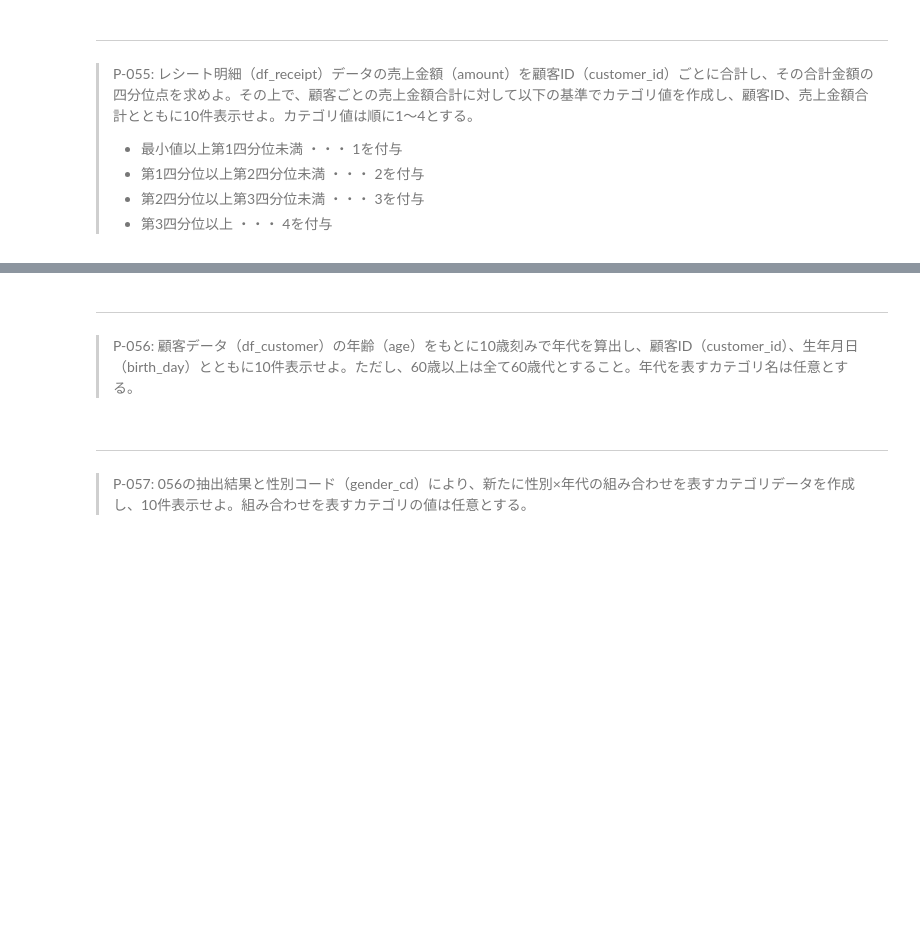
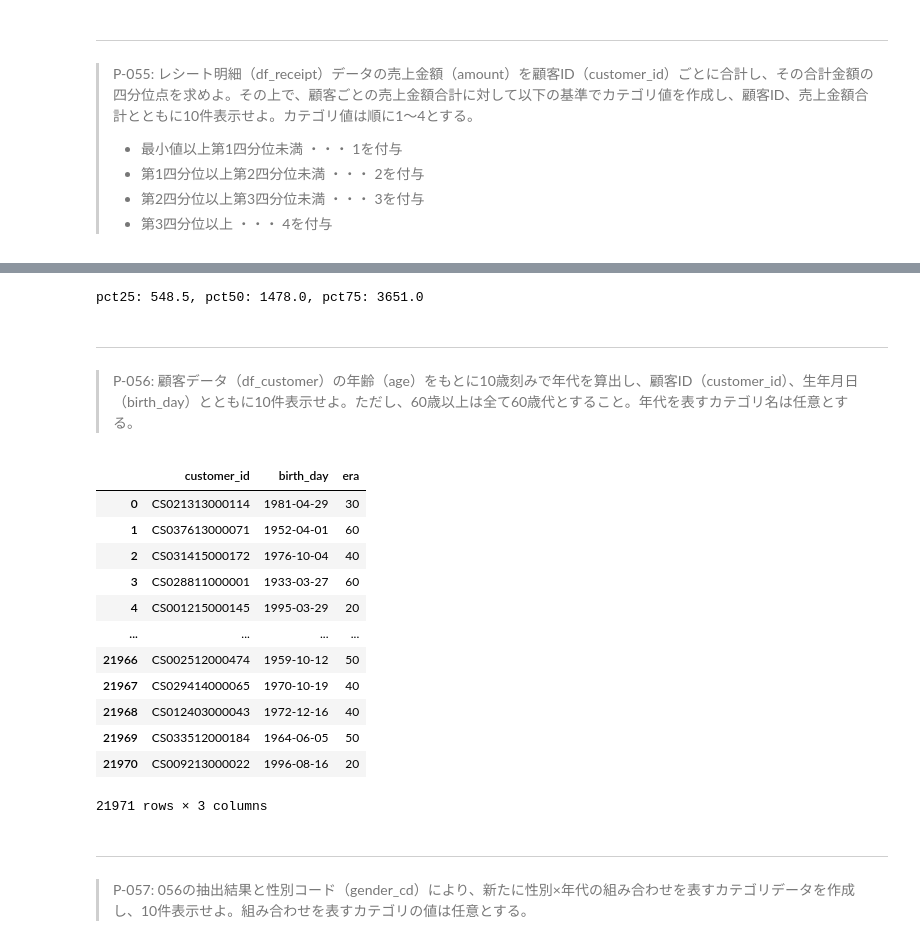
Before and after one commit to koki-sugai/preprocess_knock_Python_sugai, a Jupyter notebook: preprocess_knock_Python_Colab.ipynb, the cells around one changed output, grey strips where cells are left out. Saved outputs shown, nothing was run; the diff lists cells and outputs as text; code cells hidden in the pictures; blank space fills up the shorter version.

```diff
--- a/preprocess_knock_Python_Colab.ipynb
+++ b/preprocess_knock_Python_Colab.ipynb
@@ -500,6 +568,30 @@ df_sales_amount_by_customer.head(10)
+# %%
+print(f"pct25: {pct25}, pct50: {pct50}, pct75: {pct75}")
+# %% [output]
+pct25: 548.5, pct50: 1478.0, pct75: 3651.0
 # %% [markdown]
 ---
 > P-056: 顧客データ（df_customer）の年齢（age）をもとに10歳刻みで年代を算出し、顧客ID（customer_id）、生年月日（birth_day）とともに10件表示せよ。ただし、60歳以上は全て60歳代とすること。年代を表すカテゴリ名は任意とする。
+# %%
+# min(○, □): ○と□の小さい方を適用する関数
+# →今回のコードでは、60歳以下なら年代別にまとめる。60歳以上の人は60とし、60歳以上でまとめる。
+df_customer_era = df_customer[["customer_id", "birth_day"]].copy()
+df_customer_era["era"] = df_customer["age"].apply(lambda x: min(math.floor(x / 10) * 10, 60))
+df_customer_era
+# %% [output]
+|  | customer_id | birth_day | era |
+| 0 | CS021313000114 | 1981-04-29 | 30 |
+| 1 | CS037613000071 | 1952-04-01 | 60 |
+| 2 | CS031415000172 | 1976-10-04 | 40 |
+| 3 | CS028811000001 | 1933-03-27 | 60 |
+| 4 | CS001215000145 | 1995-03-29 | 20 |
+| ... | ... | ... | ... |
+| 21966 | CS002512000474 | 1959-10-12 | 50 |
+| 21967 | CS029414000065 | 1970-10-19 | 40 |
+| 21968 | CS012403000043 | 1972-12-16 | 40 |
+| 21969 | CS033512000184 | 1964-06-05 | 50 |
+| 21970 | CS009213000022 | 1996-08-16 | 20 |
+21971 rows × 3 columns
 # %% [markdown]
 ---
 > P-057: 056の抽出結果と性別コード（gender_cd）により、新たに性別×年代の組み合わせを表すカテゴリデータを作成し、10件表示せよ。組み合わせを表すカテゴリの値は任意とする。
```
Also changed, not shown: parts of 4 cells of this notebook.
